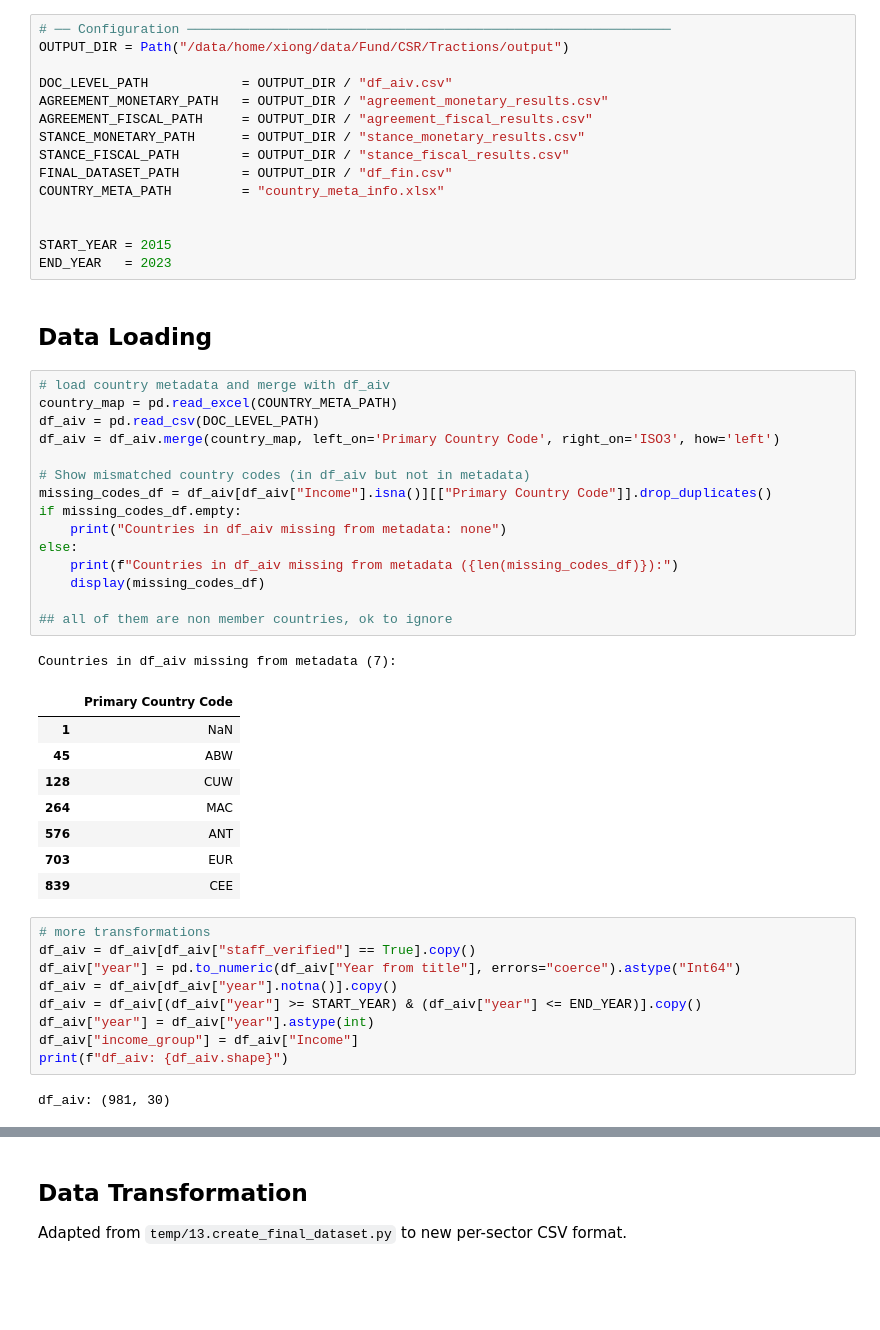
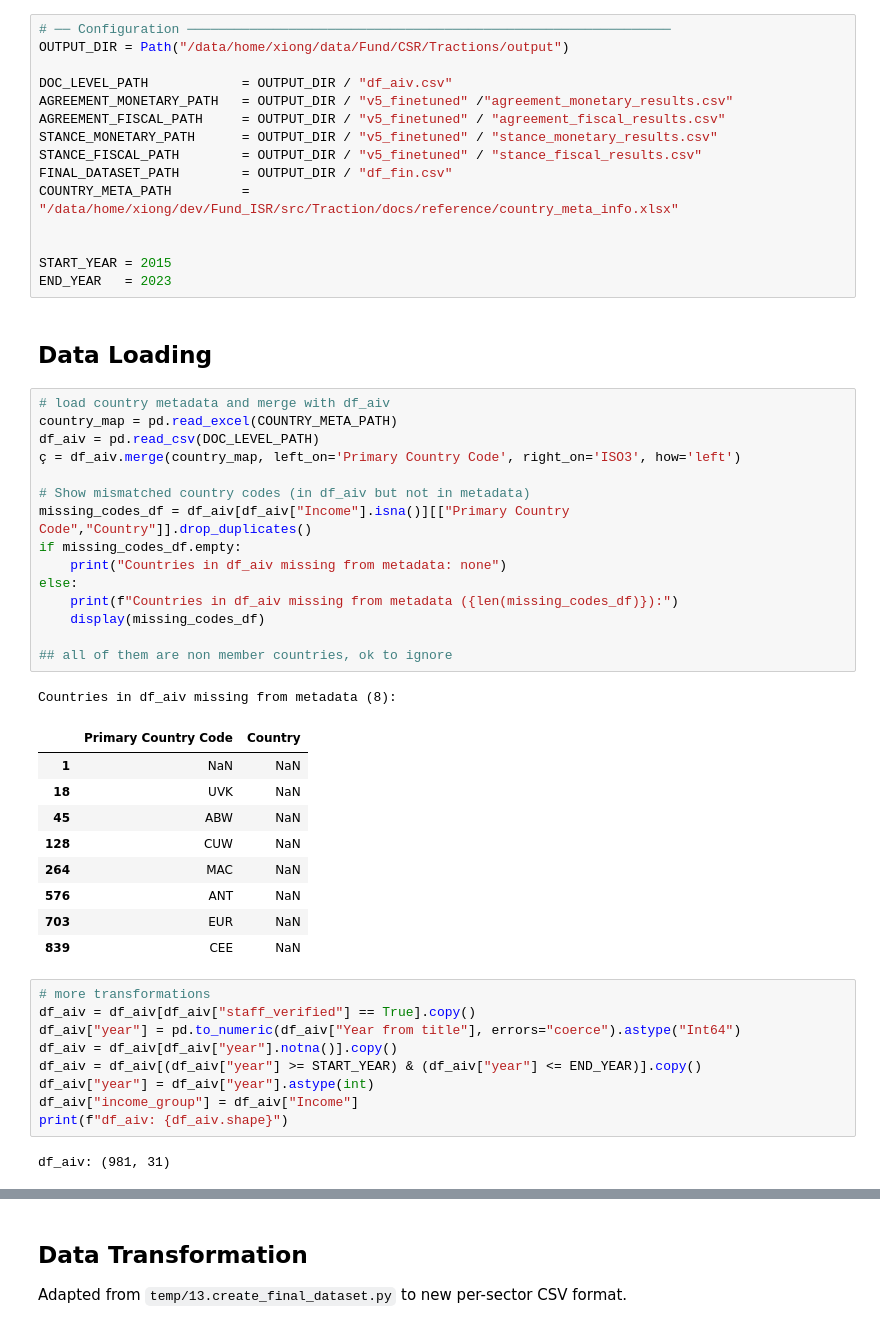
Before and after one commit to johnsonice/Fund_ISR, a Jupyter notebook: src/Traction/post_estimate_analysis/results_data_transformation.ipynb, the cells around one changed output, grey strips where cells are left out. Drawn from its saved outputs; the diff is of its cells as text; blank space fills up the shorter version.

```diff
--- a/src/Traction/post_estimate_analysis/results_data_transformation.ipynb
+++ b/src/Traction/post_estimate_analysis/results_data_transformation.ipynb
@@ -21,12 +21,12 @@ import data_vis_utils as dv
 OUTPUT_DIR = Path("/data/home/xiong/data/Fund/CSR/Tractions/output")
 
 DOC_LEVEL_PATH            = OUTPUT_DIR / "df_aiv.csv"
-AGREEMENT_MONETARY_PATH   = OUTPUT_DIR / "agreement_monetary_results.csv"
-AGREEMENT_FISCAL_PATH     = OUTPUT_DIR / "agreement_fiscal_results.csv"
-STANCE_MONETARY_PATH      = OUTPUT_DIR / "stance_monetary_results.csv"
-STANCE_FISCAL_PATH        = OUTPUT_DIR / "stance_fiscal_results.csv"
+AGREEMENT_MONETARY_PATH   = OUTPUT_DIR / "v5_finetuned" /"agreement_monetary_results.csv"
+AGREEMENT_FISCAL_PATH     = OUTPUT_DIR / "v5_finetuned" / "agreement_fiscal_results.csv"
+STANCE_MONETARY_PATH      = OUTPUT_DIR / "v5_finetuned" / "stance_monetary_results.csv"
+STANCE_FISCAL_PATH        = OUTPUT_DIR / "v5_finetuned" / "stance_fiscal_results.csv"
 FINAL_DATASET_PATH        = OUTPUT_DIR / "df_fin.csv"
-COUNTRY_META_PATH         = "country_meta_info.xlsx"
+COUNTRY_META_PATH         = "/data/home/xiong/dev/Fund_ISR/src/Traction/docs/reference/country_meta_info.xlsx"
 
 
 START_YEAR = 2015
@@ -36,28 +36,29 @@ END_YEAR   = 2023
 # %%
 # load country metadata and merge with df_aiv
 country_map = pd.read_excel(COUNTRY_META_PATH)
 df_aiv = pd.read_csv(DOC_LEVEL_PATH)
-df_aiv = df_aiv.merge(country_map, left_on='Primary Country Code', right_on='ISO3', how='left')
+ç = df_aiv.merge(country_map, left_on='Primary Country Code', right_on='ISO3', how='left')
 
 # Show mismatched country codes (in df_aiv but not in metadata)
-missing_codes_df = df_aiv[df_aiv["Income"].isna()][["Primary Country Code"]].drop_duplicates()
+missing_codes_df = df_aiv[df_aiv["Income"].isna()][["Primary Country Code","Country"]].drop_duplicates()
 if missing_codes_df.empty:
     print("Countries in df_aiv missing from metadata: none")
 else:
     print(f"Countries in df_aiv missing from metadata ({len(missing_codes_df)}):")
     display(missing_codes_df)
 
 ## all of them are non member countries, ok to ignore
 # %% [output]
-Countries in df_aiv missing from metadata (7):
+Countries in df_aiv missing from metadata (8):
-|  | Primary Country Code |
-| 1 | NaN |
-| 45 | ABW |
-| 128 | CUW |
-| 264 | MAC |
-| 576 | ANT |
-| 703 | EUR |
-| 839 | CEE |
+|  | Primary Country Code | Country |
+| 1 | NaN | NaN |
+| 18 | UVK | NaN |
+| 45 | ABW | NaN |
+| 128 | CUW | NaN |
+| 264 | MAC | NaN |
+| 576 | ANT | NaN |
+| 703 | EUR | NaN |
+| 839 | CEE | NaN |
 # %%
 # more transformations
 df_aiv = df_aiv[df_aiv["staff_verified"] == True].copy()
@@ -68,7 +69,7 @@ df_aiv["year"] = df_aiv["year"].astype(int)
 df_aiv["income_group"] = df_aiv["Income"]
 print(f"df_aiv: {df_aiv.shape}")
 # %% [output]
-df_aiv: (981, 30)
+df_aiv: (981, 31)
 # %%
 # ── Load raw data ─────────────────────────────────────────────────────────────
 df_agree_mon = pd.read_csv(AGREEMENT_MONETARY_PATH)
```
Also changed, not shown: parts of 1 cell of this notebook, 10 other files.
